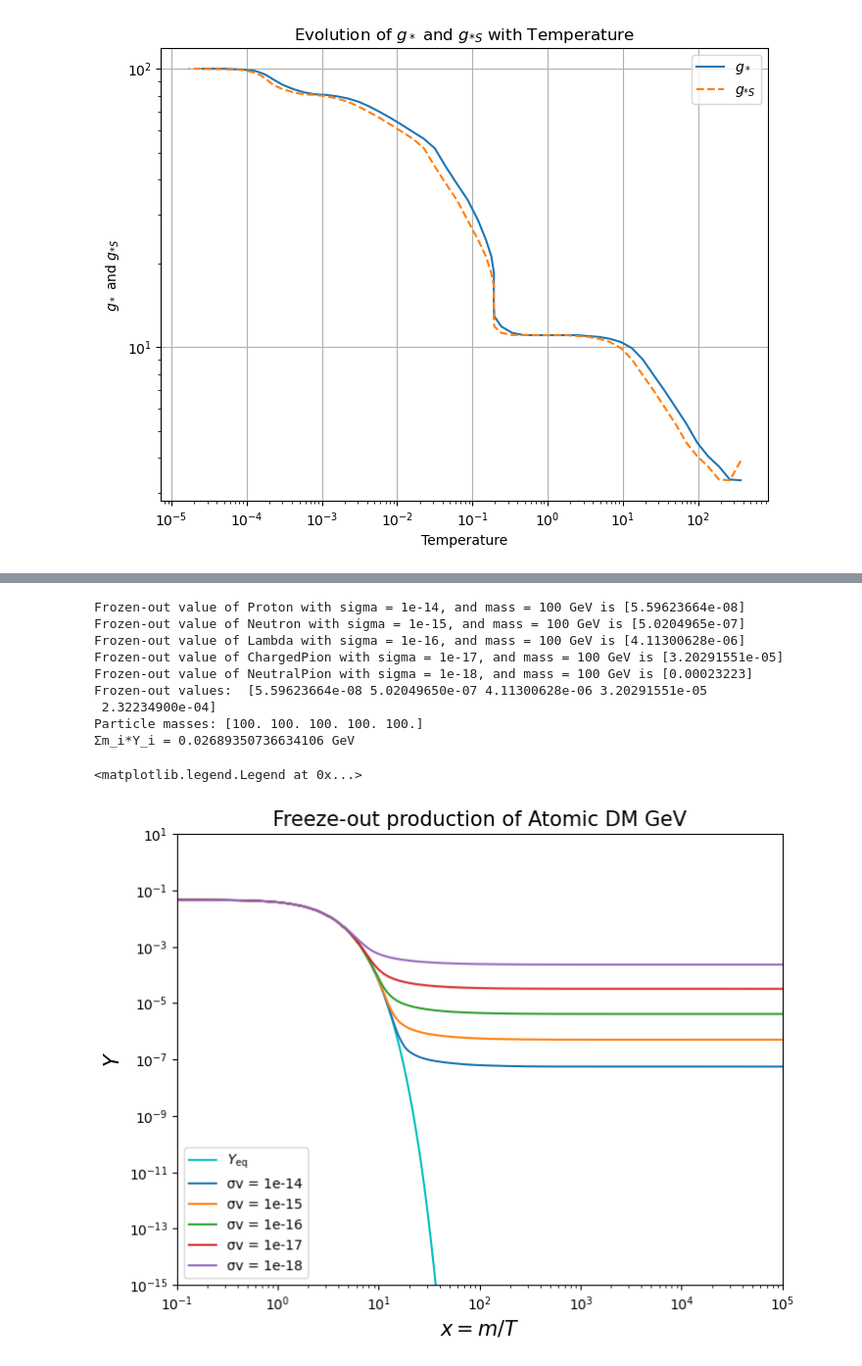
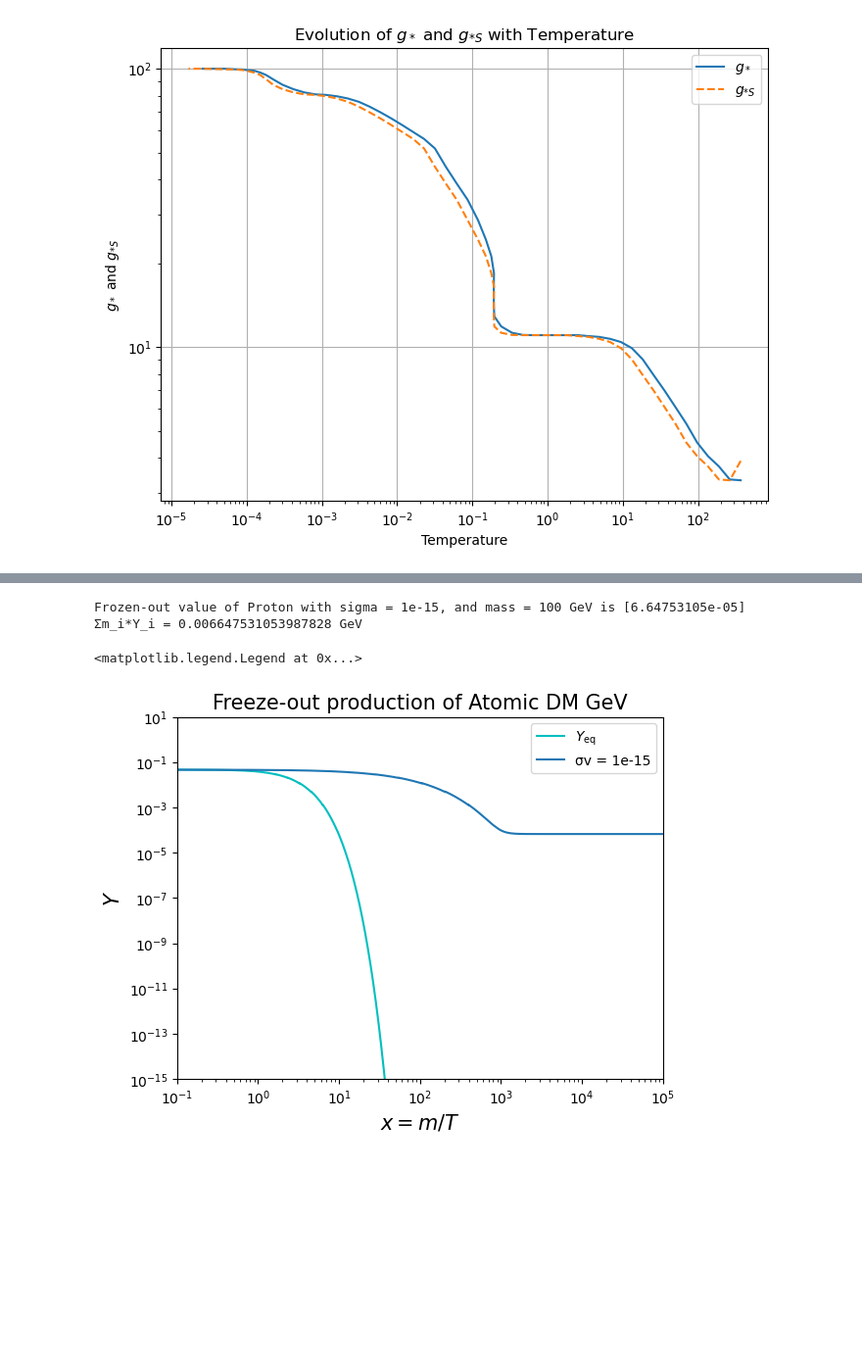
Before and after one commit to IgalPress/Thesis, a Jupyter notebook: FreezeOutCode.ipynb, the cells around one changed output, grey strips where cells are left out. Shown at 98% size. Saved outputs shown, nothing was run; the diff lists cells and outputs as text; code cells hidden in the pictures; blank space fills up the shorter version.

Commit message:
Made the integrator stiff which gives smaller values of Y. Also added a minimal working example

```diff
--- a/FreezeOutCode.ipynb
+++ b/FreezeOutCode.ipynb
@@ -468,7 +325,7 @@ plt.grid()
 # %%
 
 %run CrossSectionFunctions.ipynb
-
+"""
 # Cross-section formula for a single Lambda
 def sigma(s, particle):
     #cross_section = particle_cross_sections.get(particle, 1)
@@ -483,7 +340,7 @@ def thermally_averaged_cross_section(T, particle):
     mass = particle_mass.get(particle, 1)
     integral_result, error = quad(integrand, 4 * mass**2, np.inf)
     return (1 / (8 * mass**4 * T * kn(2, mass / T))) * integral_result
-
+"""
 def fk(particle):
     mass = particle_mass.get(particle,1)
     cross_section = particle_cross_sections.get(particle,1)
@@ -496,100 +353,60 @@ def Variables(x, particle):
 
 def dYdx(Y,x,particle): # Eqn 7.10 of https://arxiv.org/pdf/1009.3690
     ratio = particle_ratios.get(particle, 1)
-
     x_ratio = x*ratio
-    #if particle == "Lambda":
-        #print(AvgDecayRate(x_ratio))
-    #    return -(Y**2-Y_EQ(x_ratio, particle)**2)*Variables(x_ratio, particle)*AvgDecayRate(x_ratio)
-    #else:
     return -(Y**2-Y_EQ(x_ratio, particle)**2)*Variables(x_ratio, particle)
 
 particle_mass = {
     'Proton': 100,
-    'Neutron': 100,
     'Lambda': 100,
-    'ChargedPion': 100,
-    'NeutralPion': 100,
-    'ChargedKaon': 0.5e-10,
-    'NeutralKaon': 0.5e-10,
 }
 
 particle_cross_sections = {
-    'Proton': 1e-14,
-    'Neutron': 1e-15,
-    'Lambda': 1e-16,
-    'ChargedPion': 1e-17 ,
-    'NeutralPion': 1e-18,
-    'ChargedKaon': 1e-6,
-    'NeutralKaon': 1e-7,
+    'Proton': 1e-15,
 }
 
-# PARTICLE RATIOS TO SCALE THE X VALUES. EVERYTHING IS SCALED BASED OFF THE NEUTRAL PION AS IT IS THE LIGHTEST HADRON
-R_NP = particle_mass.get("NeutralPion")/particle_mass.get("Lambda")
-R_CP = particle_mass.get("ChargedPion")/particle_mass.get("Lambda")
-R_NK = particle_mass.get("NeutralKaon")/particle_mass.get("Lambda")
-R_CK = particle_mass.get("ChargedKaon")/particle_mass.get("Lambda")
-R_L = 1
-R_P = particle_mass.get("Proton")/particle_mass.get("Lambda")
-R_N = particle_mass.get("Neutron")/particle_mass.get("Lambda")
-
 particle_ratios = {
-    "ChargedPion": R_CP,
-    "ChargedKaon": R_CK,
-    "NeutralPion": R_NP,
-    "NeutralKaon": R_NK,
-    "Lambda": R_L,
-    "Proton": R_P,
-    "Neutron": R_N,
+    particle: particle_mass[particle] / particle_mass["Lambda"]
+    for particle in particle_mass
 }
 
 
-particles = ["Proton", "Neutron", "Lambda", "ChargedPion", "NeutralPion"]#, "ChargedKaon", "NeutralKaon"]
-plt.figure(figsize=(8, 6))
+particles = ["Proton"]#, "Neutron", "Lambda", "ChargedPion", "NeutralPion"]#, "ChargedKaon", "NeutralKaon"]
+#plt.figure(figsize=(8, 6))
 
 x=np.logspace(np.log10(0.1),np.log10(100000),10000)
 xx=np.logspace(np.log10(0.1),np.log10(1000),10000)
 plt.loglog(xx,Y_EQ(xx, 'Proton'),'c',label=r'$Y_{\rm eq}$')
 
 FreezeOutNumber = np.array([])
 masses = np.array([])
 
 for particle in particles:
     cross_section = particle_cross_sections.get(particle,1)
     mass = particle_mass.get(particle,1)
 
     k=fk(particle)
-    Y=integrate.odeint(dYdx,Y_EQ(x[0], particle), x, args=(particle,))
+    #Y=integrate.odeint(dYdx,Y_EQ(x[0], particle), x, args=(particle,))
 
     print(f'Frozen-out value of {particle} with sigma = {cross_section}, and mass = {mass} GeV is {Y[-1]}')
 
     plt.loglog(x,Y,label=f'σv = {cross_section}')
 
     FreezeOutNumber = np.append(FreezeOutNumber,Y[-1])
     masses = np.append(masses, mass)
 
-print('Frozen-out values: ', FreezeOutNumber)
-#print(f'Sum of frozen-out values: {np.sum(FreezeOutNumber)}')
-print(f'Particle masses: {masses}')
 print(f'Σm_i*Y_i = {np.sum(np.multiply(masses,FreezeOutNumber))} GeV')
 
 plt.ylim(1E-15,10)
 plt.xlim(0.1,100000)
 plt.xlabel('$x = m/T$', size= 15)
 plt.ylabel('$Y$', size= 15)
 plt.title('Freeze-out production of Atomic DM GeV', size= 15)
 plt.legend()
 #plt.grid()
 #plt.savefig('Particles.png')
 # %% [output]
-Frozen-out value of Proton with sigma = 1e-14, and mass = 100 GeV is [5.59623664e-08]
-Frozen-out value of Neutron with sigma = 1e-15, and mass = 100 GeV is [5.0204965e-07]
-Frozen-out value of Lambda with sigma = 1e-16, and mass = 100 GeV is [4.11300628e-06]
-Frozen-out value of ChargedPion with sigma = 1e-17, and mass = 100 GeV is [3.20291551e-05]
-Frozen-out value of NeutralPion with sigma = 1e-18, and mass = 100 GeV is [0.00023223]
-Frozen-out values:  [5.59623664e-08 5.02049650e-07 4.11300628e-06 3.20291551e-05
- 2.32234900e-04]
-Particle masses: [100. 100. 100. 100. 100.]
-Σm_i*Y_i = 0.02689350736634106 GeV
+Frozen-out value of Proton with sigma = 1e-15, and mass = 100 GeV is [6.64753105e-05]
+Σm_i*Y_i = 0.006647531053987828 GeV
 <matplotlib.legend.Legend at 0x...>
-[figure, old version]
+[figure, new version]
```
Also changed, not shown: parts of 7 cells of this notebook, 2 other files.
